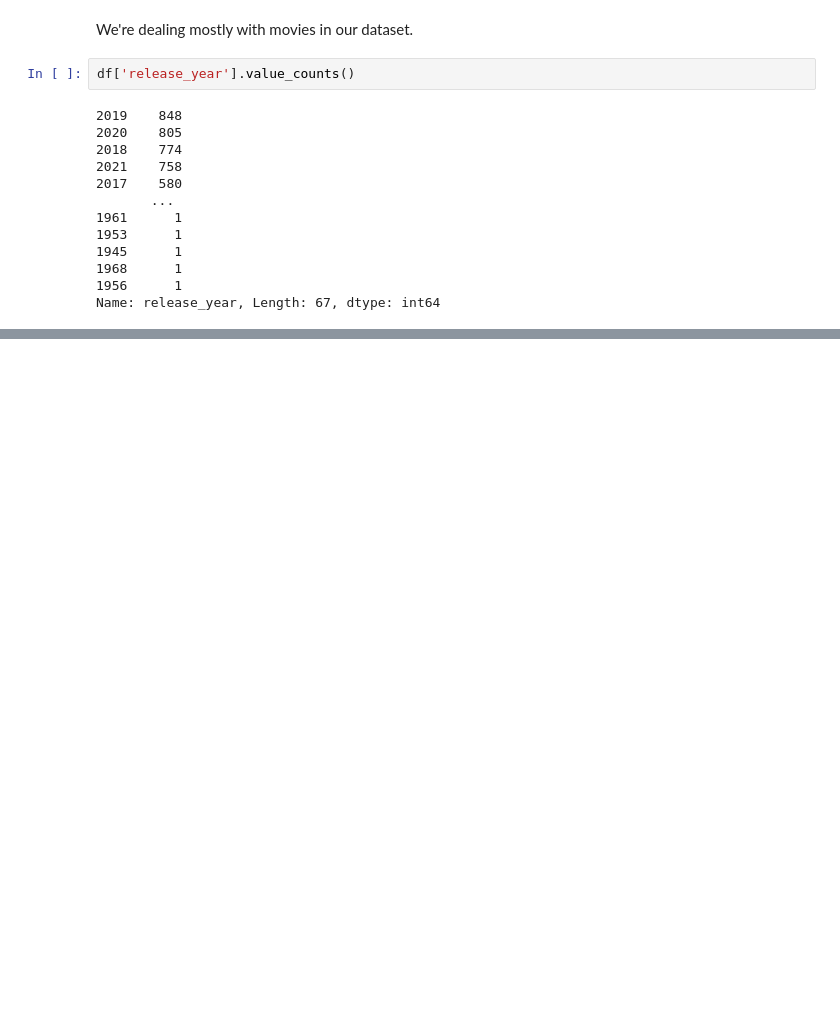
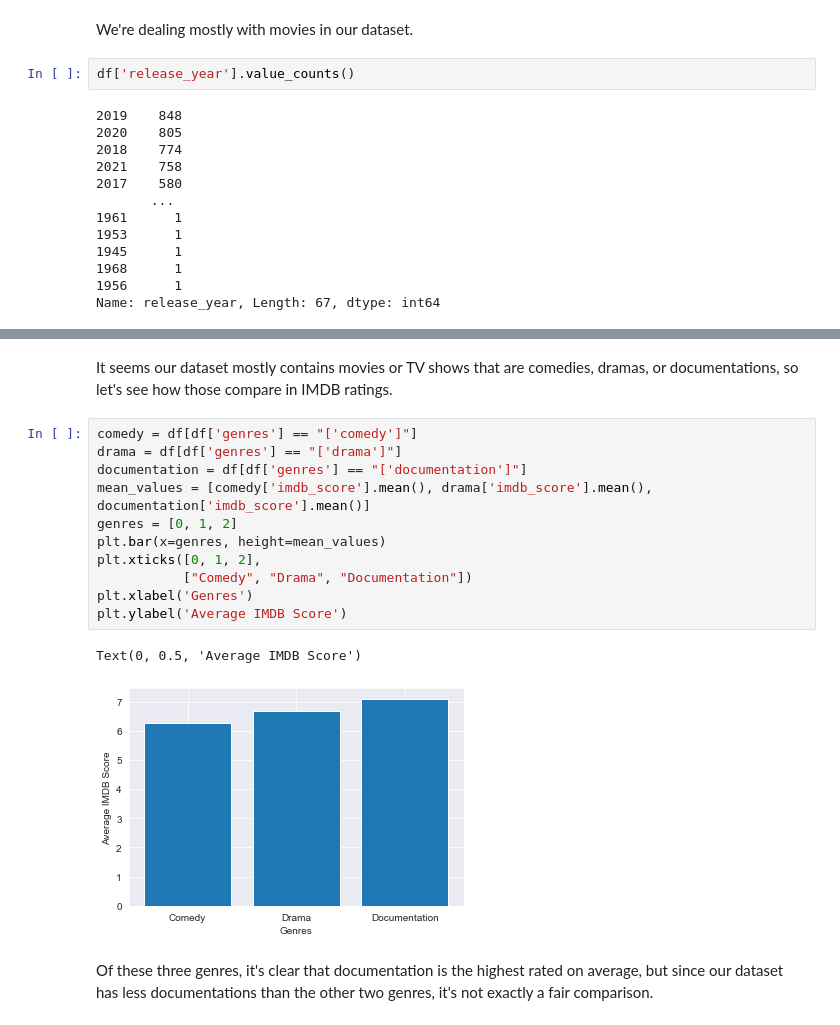
Before and after one commit to johnvinh/Netflix-Shows-Movies-Analysis, a Jupyter notebook: exploration.ipynb, the cells around one changed output, grey strips where cells are left out. Cells and saved outputs as stored; diff of their text form; blank space fills up the shorter version.

Commit message:
added imdb score comparison of three genres

```diff
--- a/exploration.ipynb
+++ b/exploration.ipynb
@@ -61,0 +79,18 @@ Our dataset seems to mainly contain TV shows and movies from more recent years.
+# %% [markdown]
+It seems our dataset mostly contains movies or TV shows that are comedies, dramas, or documentations, so let's see how those compare in IMDB ratings.
+# %%
+comedy = df[df['genres'] == "['comedy']"]
+drama = df[df['genres'] == "['drama']"]
+documentation = df[df['genres'] == "['documentation']"]
+mean_values = [comedy['imdb_score'].mean(), drama['imdb_score'].mean(), documentation['imdb_score'].mean()]
+genres = [0, 1, 2]
+plt.bar(x=genres, height=mean_values)
+plt.xticks([0, 1, 2],
+           ["Comedy", "Drama", "Documentation"])
+plt.xlabel('Genres')
+plt.ylabel('Average IMDB Score')
+# %% [output]
+Text(0, 0.5, 'Average IMDB Score')
+[figure, added]
+# %% [markdown]
+Of these three genres, it's clear that documentation is the highest rated on average, but since our dataset has less documentations than the other two genres, it's not exactly a fair comparison.
```
Also changed, not shown: parts of 4 cells of this notebook.
